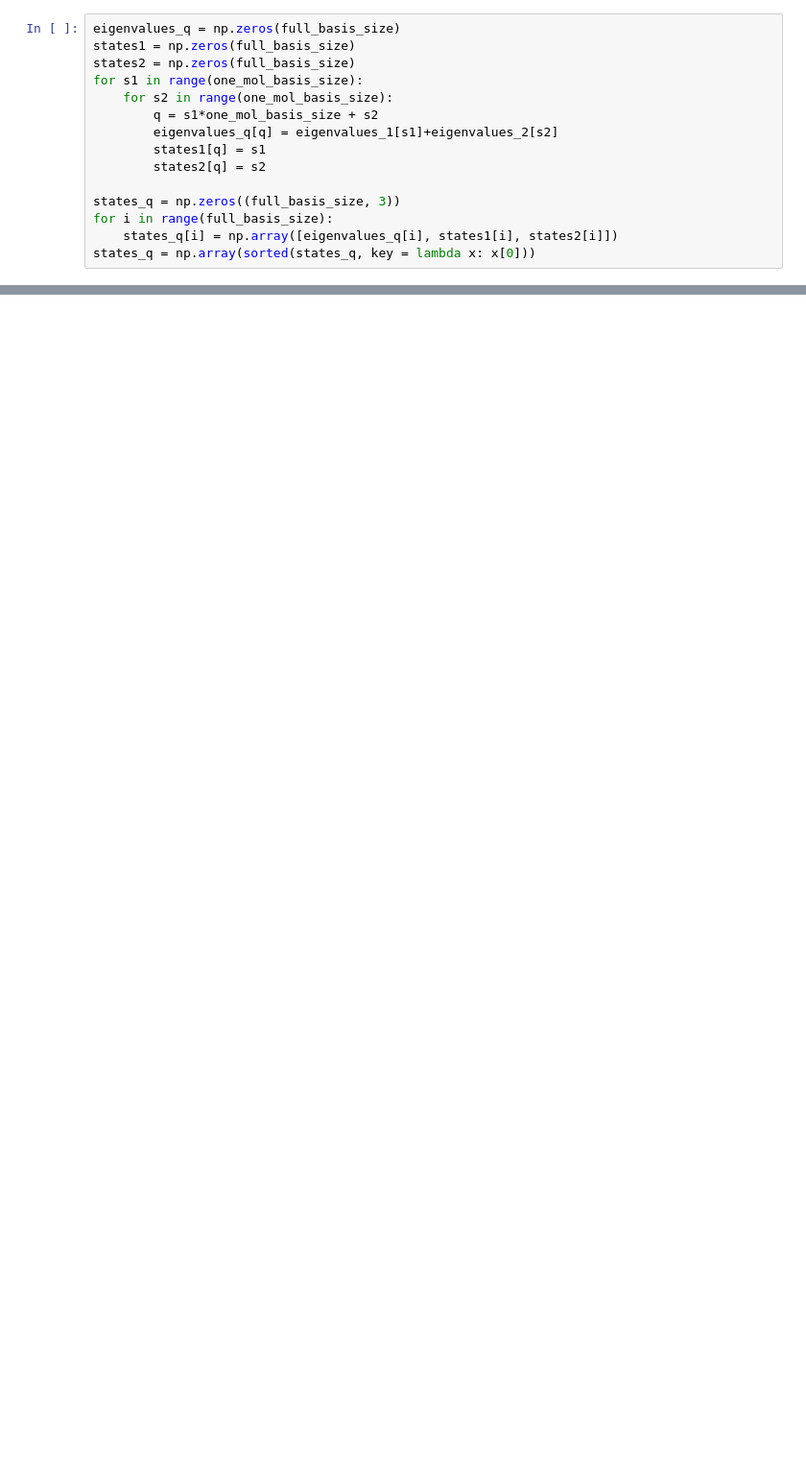
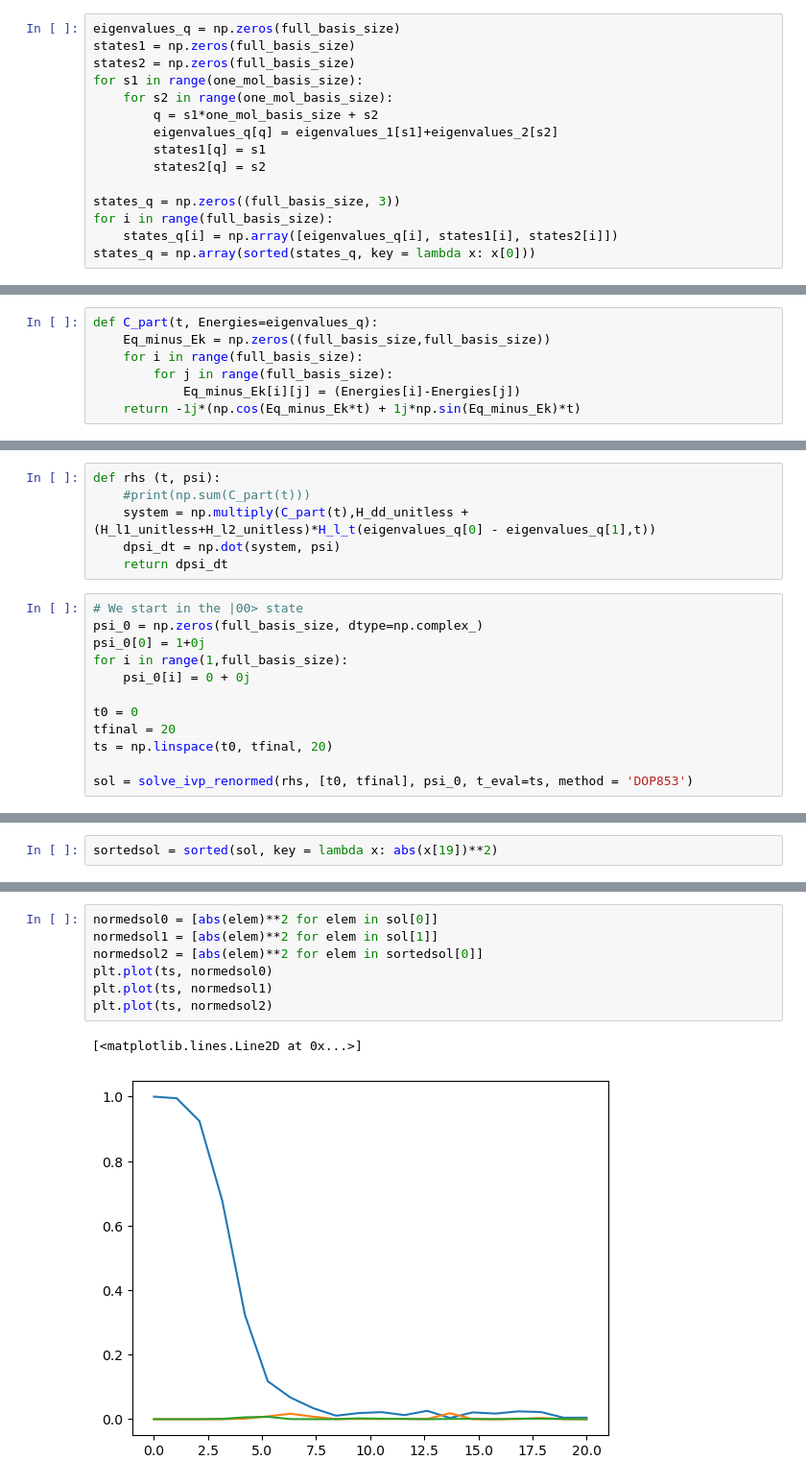
Before and after one commit to pmeshkov/PHY487Research, a Jupyter notebook: NextSteps/testing_time_dep.ipynb, the cells around one changed output, grey strips where cells are left out. Shown at 96% size. Cells and saved outputs as stored; diff of their text form; blank space fills up the shorter version.

```diff
--- a/NextSteps/testing_time_dep.ipynb
+++ b/NextSteps/testing_time_dep.ipynb
@@ -179,0 +192,7 @@ H_dd_unitless = np.load("H_dd_unitless.npy")
+# %%
+def C_part(t, Energies=eigenvalues_q):
+    Eq_minus_Ek = np.zeros((full_basis_size,full_basis_size))
+    for i in range(full_basis_size):
+        for j in range(full_basis_size):
+            Eq_minus_Ek[i][j] = (Energies[i]-Energies[j])
+    return -1j*(np.cos(Eq_minus_Ek*t) + 1j*np.sin(Eq_minus_Ek)*t)
@@ -179,0 +226,18 @@ H_dd_unitless = np.load("H_dd_unitless.npy")
+# %%
+def rhs (t, psi):
+    #print(np.sum(C_part(t)))
+    system = np.multiply(C_part(t),H_dd_unitless + (H_l1_unitless+H_l2_unitless)*H_l_t(eigenvalues_q[0] - eigenvalues_q[1],t))
+    dpsi_dt = np.dot(system, psi)
+    return dpsi_dt
+# %%
+# We start in the |00> state
+psi_0 = np.zeros(full_basis_size, dtype=np.complex_)
+psi_0[0] = 1+0j
+for i in range(1,full_basis_size):
+    psi_0[i] = 0 + 0j
+
+t0 = 0
+tfinal = 20
+ts = np.linspace(t0, tfinal, 20)
+
+sol = solve_ivp_renormed(rhs, [t0, tfinal], psi_0, t_eval=ts, method = 'DOP853')
@@ -179,0 +265,2 @@ H_dd_unitless = np.load("H_dd_unitless.npy")
+# %%
+sortedsol = sorted(sol, key = lambda x: abs(x[19])**2)
@@ -179,0 +284,10 @@ H_dd_unitless = np.load("H_dd_unitless.npy")
+# %%
+normedsol0 = [abs(elem)**2 for elem in sol[0]]
+normedsol1 = [abs(elem)**2 for elem in sol[1]]
+normedsol2 = [abs(elem)**2 for elem in sortedsol[0]]
+plt.plot(ts, normedsol0)
+plt.plot(ts, normedsol1)
+plt.plot(ts, normedsol2)
+# %% [output]
+[<matplotlib.lines.Line2D at 0x...>]
+[figure, added]
```
Also changed, not shown: parts of 15 cells of this notebook, 3 other files.
